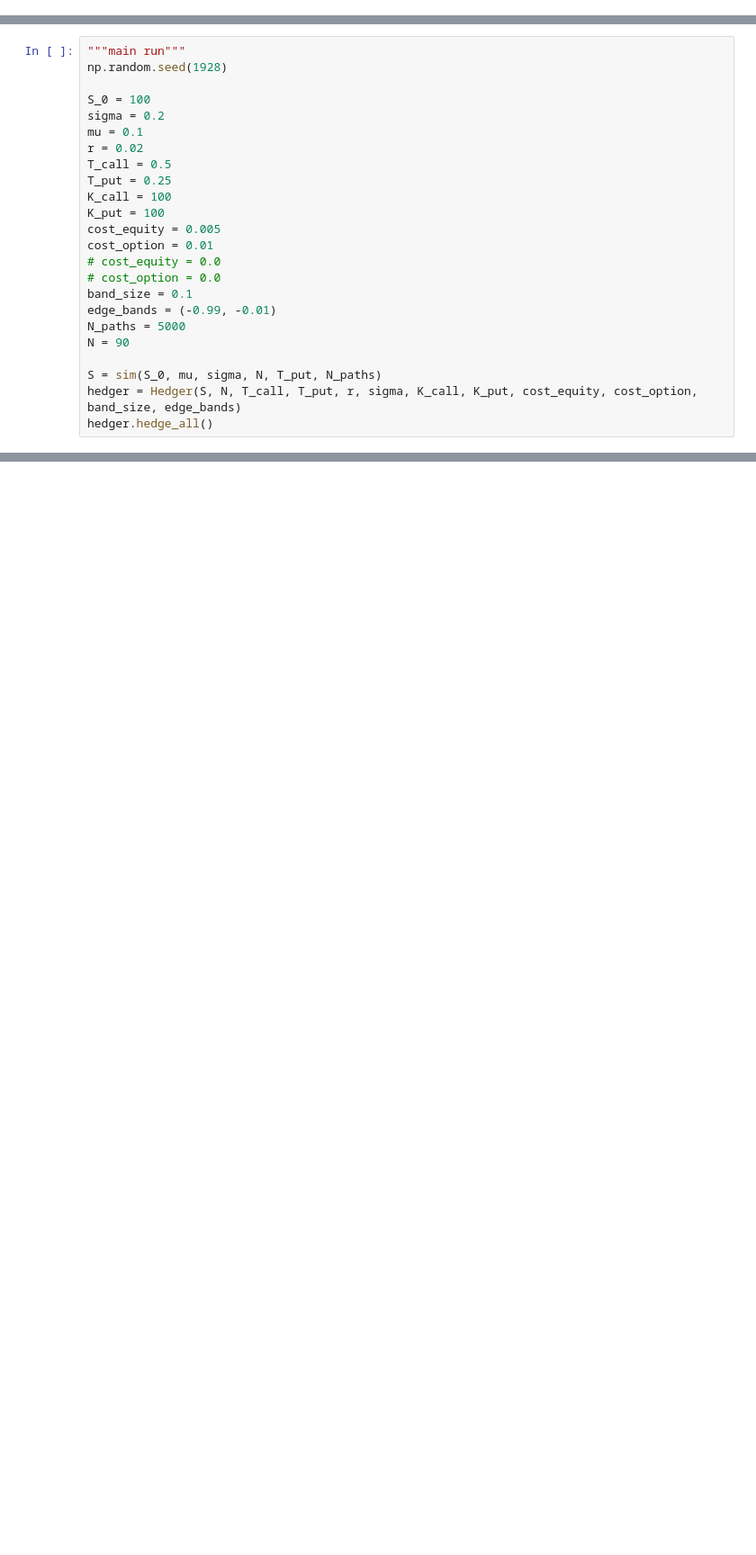
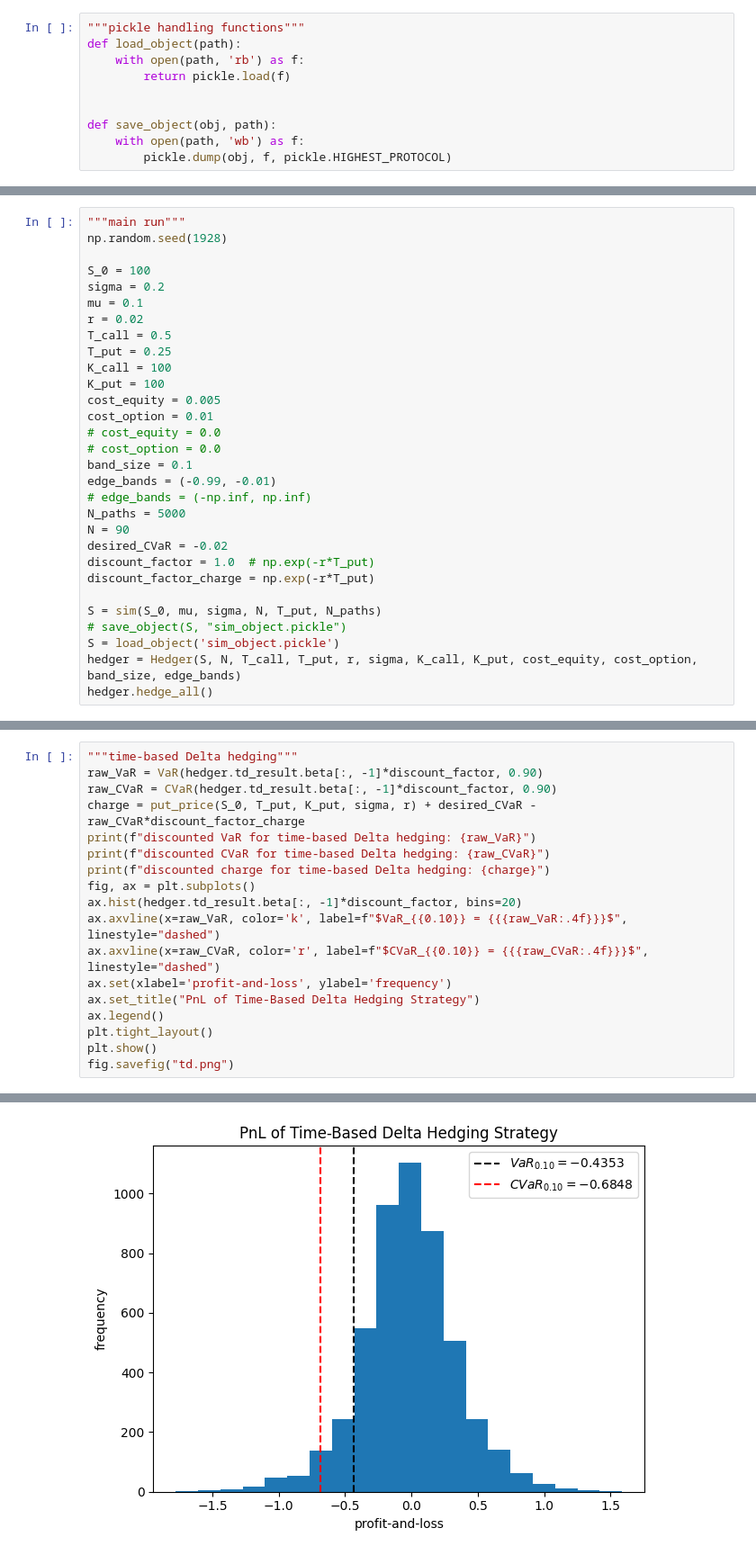
Before and after one commit to joshuakim314/MMF1928, a Jupyter notebook: Project 2/mmf1928_a2.ipynb, the cells around one changed output, grey strips where cells are left out. Shown at 90% size. Saved outputs shown, nothing was run; the diff lists cells and outputs as text; blank space fills up the shorter version.

```diff
--- a/Project 2/mmf1928_a2.ipynb
+++ b/Project 2/mmf1928_a2.ipynb
@@ -9,3 +14,13 @@ np.random.seed(20221104)
+# %%
+"""pickle handling functions"""
+def load_object(path):
+    with open(path, 'rb') as f:
+        return pickle.load(f)
+
+
+def save_object(obj, path):
+    with open(path, 'wb') as f:
+        pickle.dump(obj, f, pickle.HIGHEST_PROTOCOL)
 # %%
 """collection of useful analytic functions under Black-Scholes framework"""
 def call_price(S, T, K, sigma, r):
@@ -188,9 +217,15 @@ cost_option = 0.01
 # cost_option = 0.0
 band_size = 0.1
 edge_bands = (-0.99, -0.01)
+# edge_bands = (-np.inf, np.inf)
 N_paths = 5000
 N = 90
+desired_CVaR = -0.02
+discount_factor = 1.0  # np.exp(-r*T_put)
+discount_factor_charge = np.exp(-r*T_put)
 
 S = sim(S_0, mu, sigma, N, T_put, N_paths)
+# save_object(S, "sim_object.pickle")
+S = load_object('sim_object.pickle')
 hedger = Hedger(S, N, T_call, T_put, r, sigma, K_call, K_put, cost_equity, cost_option, band_size, edge_bands)
 hedger.hedge_all()
@@ -236,0 +232,19 @@ CVaR: -0.3774773340902351
+# %%
+"""time-based Delta hedging"""
+raw_VaR = VaR(hedger.td_result.beta[:, -1]*discount_factor, 0.90)
+raw_CVaR = CVaR(hedger.td_result.beta[:, -1]*discount_factor, 0.90)
+charge = put_price(S_0, T_put, K_put, sigma, r) + desired_CVaR - raw_CVaR*discount_factor_charge
+print(f"discounted VaR for time-based Delta hedging: {raw_VaR}")
+print(f"discounted CVaR for time-based Delta hedging: {raw_CVaR}")
+print(f"discounted charge for time-based Delta hedging: {charge}")
+fig, ax = plt.subplots()
+ax.hist(hedger.td_result.beta[:, -1]*discount_factor, bins=20)
+ax.axvline(x=raw_VaR, color='k', label=f"$VaR_{{0.10}} = {{{raw_VaR:.4f}}}$", linestyle="dashed")
+ax.axvline(x=raw_CVaR, color='r', label=f"$CVaR_{{0.10}} = {{{raw_CVaR:.4f}}}$", linestyle="dashed")
+ax.set(xlabel='profit-and-loss', ylabel='frequency')
+ax.set_title("PnL of Time-Based Delta Hedging Strategy")
+ax.legend()
+plt.tight_layout()
+plt.show()
+fig.savefig("td.png")
+# %% [output]
@@ -236,0 +254 @@ CVaR: -0.3774773340902351
+[figure, added]
```
Also changed, not shown: parts of 12 cells of this notebook.
